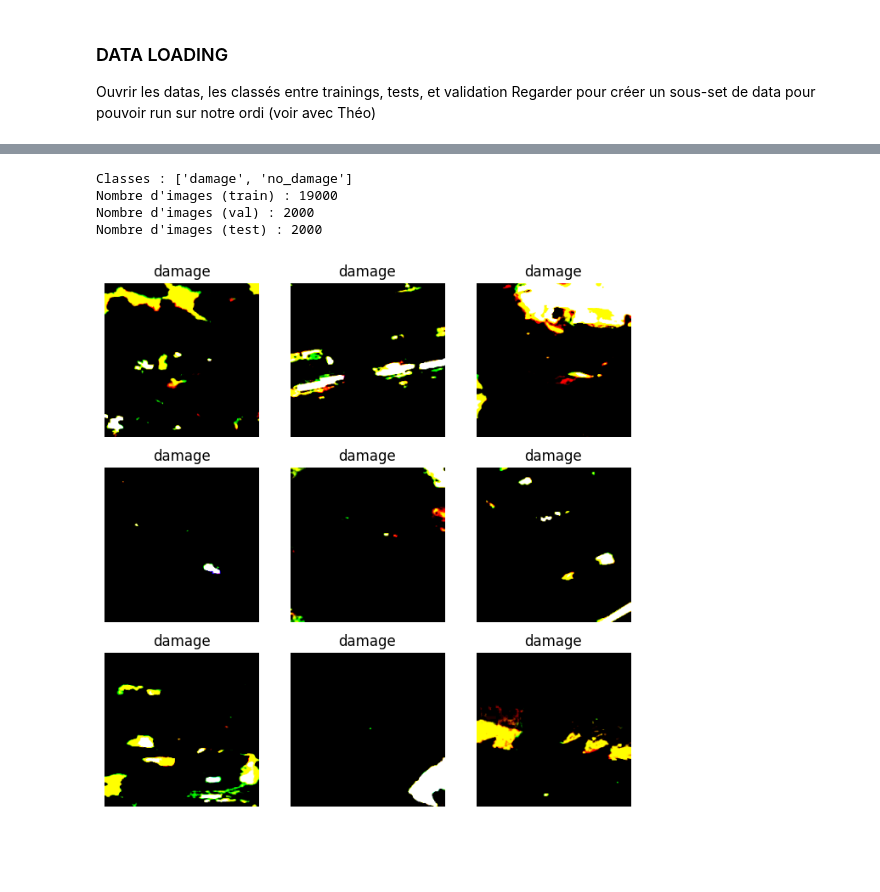
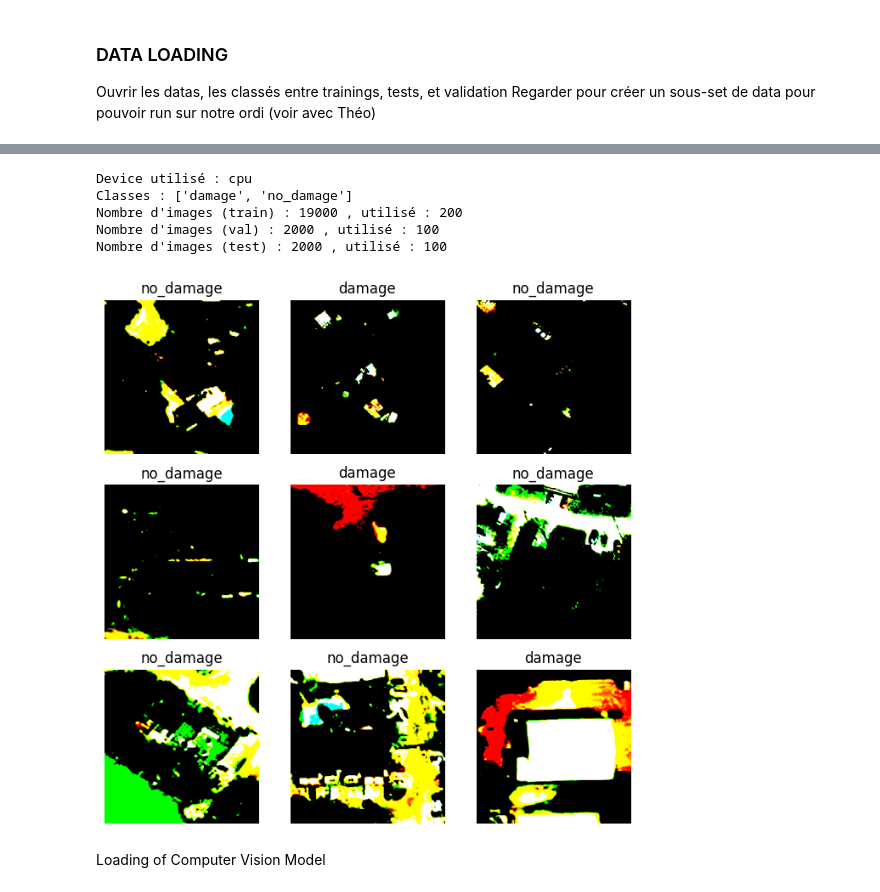
Before and after one commit to marioncalvo/IPEO_production, a Jupyter notebook: projet_marion.ipynb, the cells around one changed output, grey strips where cells are left out. Saved outputs shown, nothing was run; the diff lists cells and outputs as text; code cells hidden in the pictures; blank space fills up the shorter version.

Commit message:
Description de vos changements

```diff
--- a/projet_marion.ipynb
+++ b/projet_marion.ipynb
@@ -7,29 +7,71 @@ Ouvrir les datas, les classés entre trainings, tests, et validation
 Regarder pour créer un sous-set de data pour pouvoir run sur notre ordi (voir avec Théo)
 # %%
 import os
+import random
+from collections import defaultdict
+
+import torch
 from torchvision import datasets, transforms
-from torch.utils.data import DataLoader
+from torch.utils.data import DataLoader, Subset
 import matplotlib.pyplot as plt
-
 
 base_dir = "ipeo_hurricane_for_students"
 
 from UCMerced_module import default_transform, unnormalize
 
+# J'utilise default_transform qui vient de la fonction du prof, mais peut-être à modifier
 
 train_ds = datasets.ImageFolder(os.path.join(base_dir, "train"), transform=default_transform)
 val_ds   = datasets.ImageFolder(os.path.join(base_dir, "validation"), transform=default_transform)
 test_ds  = datasets.ImageFolder(os.path.join(base_dir, "test"), transform=default_transform)
 
+# Détection du device (GPU si disponible, sinon CPU)
+device = torch.device("cuda" if torch.cuda.is_available() else "cpu")
+print("Device utilisé :", device)
 
-train_loader = DataLoader(train_ds, batch_size=32, shuffle=True)
-val_loader   = DataLoader(val_ds, batch_size=32)
-test_loader  = DataLoader(test_ds, batch_size=32)
+# Option pour utiliser un subset stratifié (True) ou l'ensemble complet (False)
+use_subset = True  # <- change this ligne pour True/False
+samples_per_class = 100  # nombre d'images par classe dans le subset (ajuste selon besoin)
+seed = 42
+
+
+def make_stratified_subset(imagefolder_dataset, samples_per_class=100, seed=42):
+    """Retourne un torch.utils.data.Subset stratifié par classe (max samples_per_class par classe)."""
+    random.seed(seed)
+    class_indices = defaultdict(list)
+    # ImageFolder stocke les couples (path, class) dans .samples
+    for idx, (path, label) in enumerate(imagefolder_dataset.samples):
+        class_indices[label].append(idx)
+    selected = []
+    for label, indices in class_indices.items():
+        k = min(len(indices), samples_per_class)
+        if k > 0:
+            selected.extend(random.sample(indices, k))
+    return Subset(imagefolder_dataset, selected)
+
+# Créer les datasets à utiliser (subset ou full)
+if use_subset:
+    small_train_ds = make_stratified_subset(train_ds, samples_per_class=samples_per_class, seed=seed)
+    small_val_ds = make_stratified_subset(val_ds, samples_per_class=min(50, samples_per_class), seed=seed+1)
+    small_test_ds = make_stratified_subset(test_ds, samples_per_class=min(50, samples_per_class), seed=seed+2)
+    train_dataset = small_train_ds
+    val_dataset = small_val_ds
+    test_dataset = small_test_ds
+else:
+    train_dataset = train_ds
+    val_dataset = val_ds
+    test_dataset = test_ds
+
+# Ajustements DataLoader pour CPU (si pas de GPU) : réduire batch_size si besoin, num_workers=0 sur macOS
+batch_size = 16
+train_loader = DataLoader(train_dataset, batch_size=batch_size, shuffle=True, num_workers=0, pin_memory=False)
+val_loader   = DataLoader(val_dataset, batch_size=batch_size, num_workers=0, pin_memory=False)
+test_loader  = DataLoader(test_dataset, batch_size=batch_size, num_workers=0, pin_memory=False)
 
 print("Classes :", train_ds.classes)
-print("Nombre d'images (train) :", len(train_ds))
-print("Nombre d'images (val) :", len(val_ds))
-print("Nombre d'images (test) :", len(test_ds))
+print("Nombre d'images (train) :", len(train_ds), ", utilisé :", len(train_dataset))
+print("Nombre d'images (val) :", len(val_ds), ", utilisé :", len(val_dataset))
+print("Nombre d'images (test) :", len(test_ds), ", utilisé :", len(test_dataset))
 
 
 def show_batch(loader):
@@ -55,5 +105,8 @@ Clipping input data to the valid range for imshow with RGB data ([0..1] for floa
+Device utilisé : cpu
 Classes : ['damage', 'no_damage']
-Nombre d'images (train) : 19000
-Nombre d'images (val) : 2000
-Nombre d'images (test) : 2000
+Nombre d'images (train) : 19000 , utilisé : 200
+Nombre d'images (val) : 2000 , utilisé : 100
+Nombre d'images (test) : 2000 , utilisé : 100
-[figure, old version]
+[figure, new version]
+# %% [markdown]
+Loading of Computer Vision Model
```
Also changed, not shown: parts of 15 cells of this notebook.
